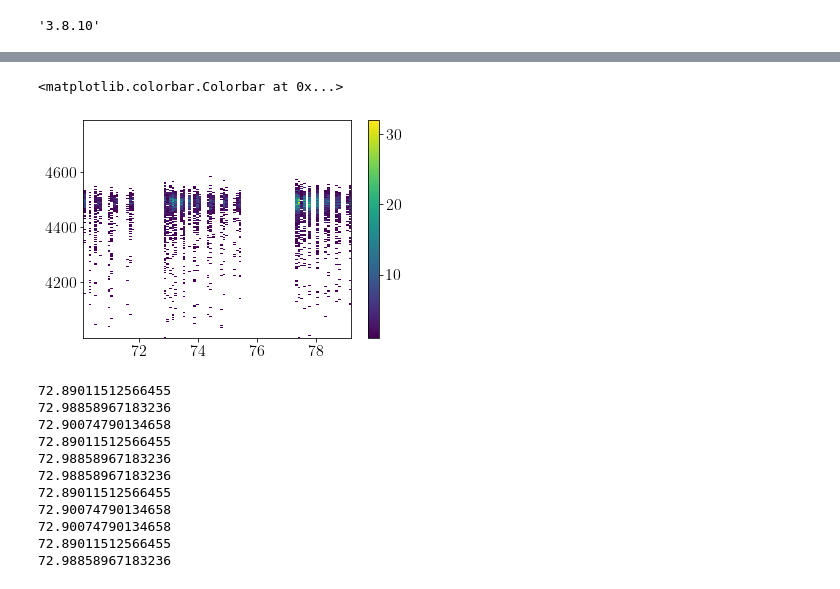
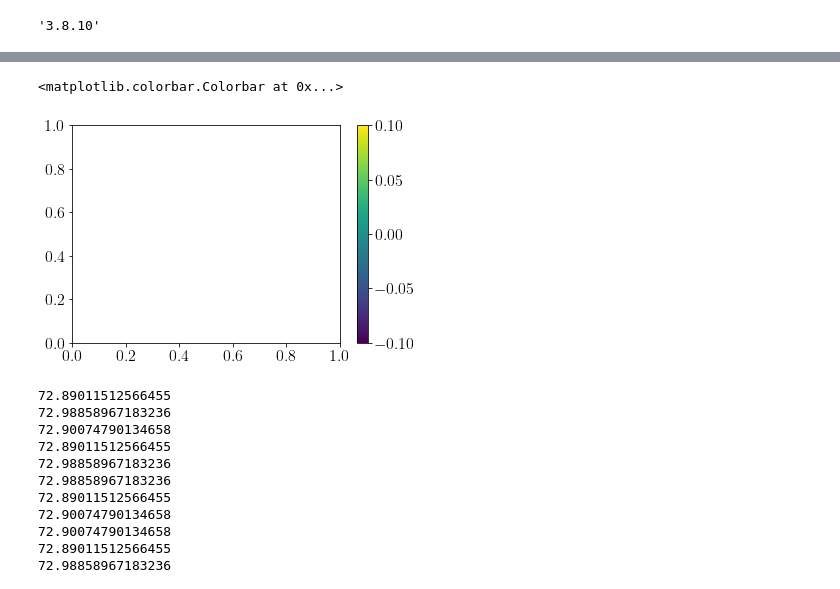
Before and after one commit to JeppeSchultzNielsen/N15-analyse, a Jupyter notebook: 2dhistplotter.ipynb, the cells around one changed output, grey strips where cells are left out. Saved outputs shown, nothing was run; the diff lists cells and outputs as text; code cells hidden in the pictures.

```diff
--- a/2dhistplotter.ipynb
+++ b/2dhistplotter.ipynb
@@ -34,11 +36,13 @@ python_version()
 # %% [output]
 '3.8.10'
 # %%
-f = root.TFile("analyzed/N950gv.root")
+f = root.TFile("analyzed/N1400gv.root")
 myTree = f.Get("a")
 
 cmEs = []
-angles = []
+angleDiffs = []
+timeDiffs = []
+pCM = []
 j=0
 
 nEntries = myTree.GetEntries()
@@ -47,10 +51,13 @@ for entry in myTree:
     mul = entry.mul
     for i in range(mul):
         currentE = entry.cmE[i]
-        currentAngle = entry.scatterAngle[i]
-        if(currentE > 4000 and currentE < 5000 and currentAngle > 70 and currentAngle < 80):
+        currentAlpha = entry.canBeAlpha[i]
+        if(currentAlpha == 1):
             cmEs.append(currentE)
-            angles.append(currentAngle)
+            angleDiffs.append(entry.angDiff[i])
+            timeDiffs.append(timeDiff[i])
+            pCM.append(pCM[i])
+
     j += 1
     if(j%100000 == 0):
         print(j/nEntries)
@@ -75,11 +66,10 @@ for entry in myTree:
 # %%
-from matplotlib import colors
 fig, ax = plt.subplots()
-hist = ax.hist2d(angles,cmEs,bins = [100,1000], cmin = 1)
+hist = ax.hist2d(angleDiffs,cmEs,bins = [100,1000], cmin = 1)
 fig.colorbar(hist[3], ax=ax)
 # %% [output]
 <matplotlib.colorbar.Colorbar at 0x...>
-[figure, old version]
+[figure, new version]
 # %%
 for angle in angles:
     if(angle < 73 and angle > 72):
```
Also changed, not shown: parts of 2 cells of this notebook, 7 other files.
